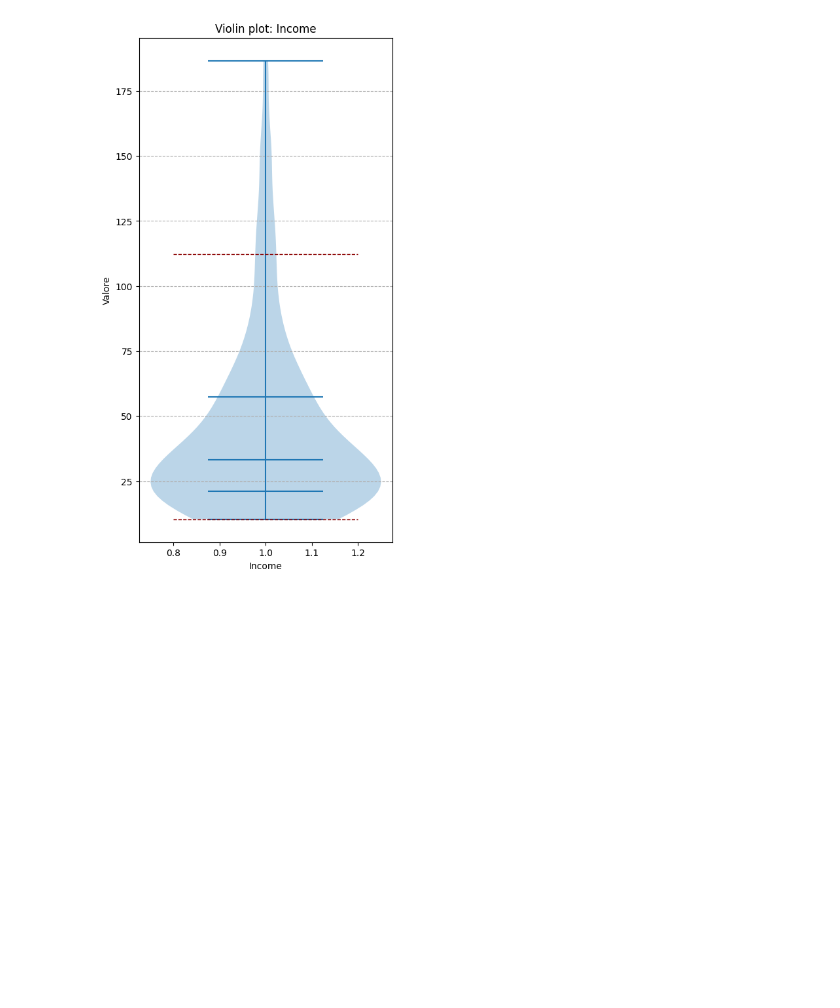
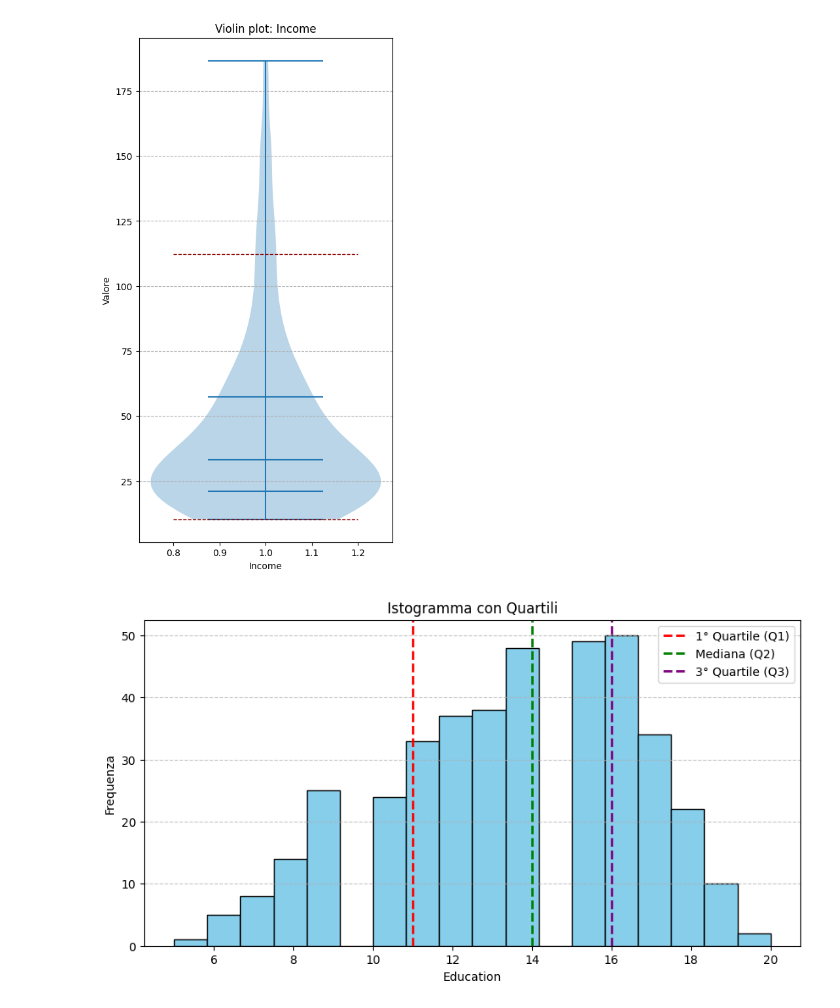
Before and after one commit to lorenzopanero/test, a Jupyter notebook: pandas_dio.ipynb, the cells around one changed output. Saved outputs shown, nothing was run; the diff lists cells and outputs as text; code cells hidden in the pictures; blank space fills up the shorter version.

```diff
--- a/pandas_dio.ipynb
+++ b/pandas_dio.ipynb
@@ -605,3 +617,25 @@ plt.grid(axis='y', linestyle='--')
 plt.show()
 # %% [output]
 [figure]
+# %%
+data = pippo["Education"]
+plt.figure(figsize=(10, 5))
+plt.hist(data, bins=18, color="skyblue", edgecolor="black", alpha=1)
+
+# Aggiungere linee per i quartili
+q1, q2, q3 = np.percentile(data, [25, 50, 75])
+plt.axvline(q1, color="red", linestyle="dashed", linewidth=2, label="1° Quartile (Q1)")
+plt.axvline(q2, color="green", linestyle="dashed", linewidth=2, label="Mediana (Q2)")
+plt.axvline(q3, color="purple", linestyle="dashed", linewidth=2, label="3° Quartile (Q3)")
+
+# Aggiungere etichette e titolo
+plt.xlabel("Education")
+plt.ylabel("Frequenza")
+plt.title("Istogramma con Quartili")
+plt.legend()
+plt.grid(axis="y", linestyle="--", alpha=0.7)
+
+# Mostrare il grafico
+plt.show()
+# %% [output]
+[figure, added]
```
Also changed, not shown: parts of 22 cells of this notebook, 1 other file.
